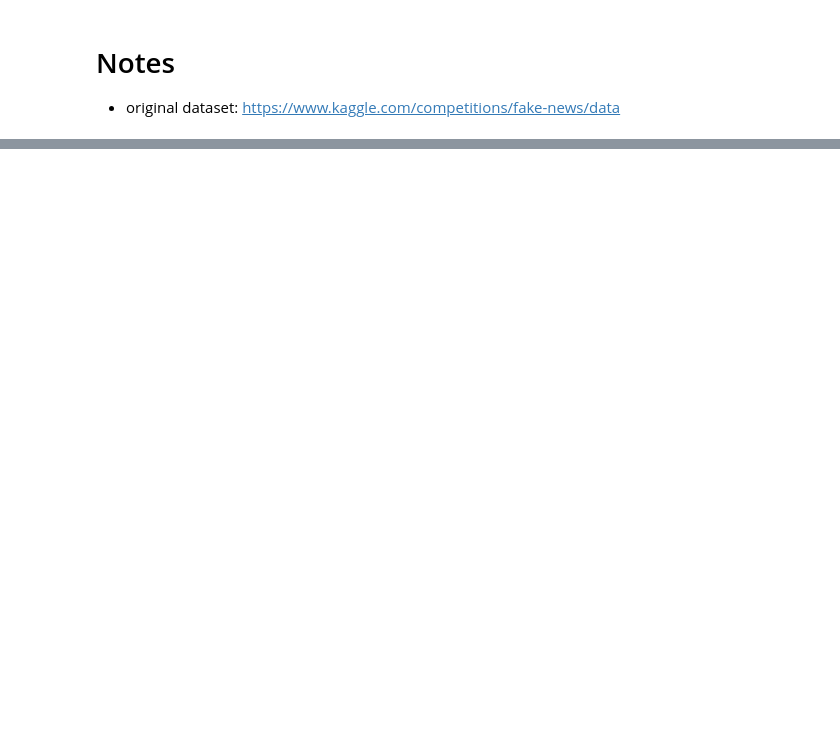
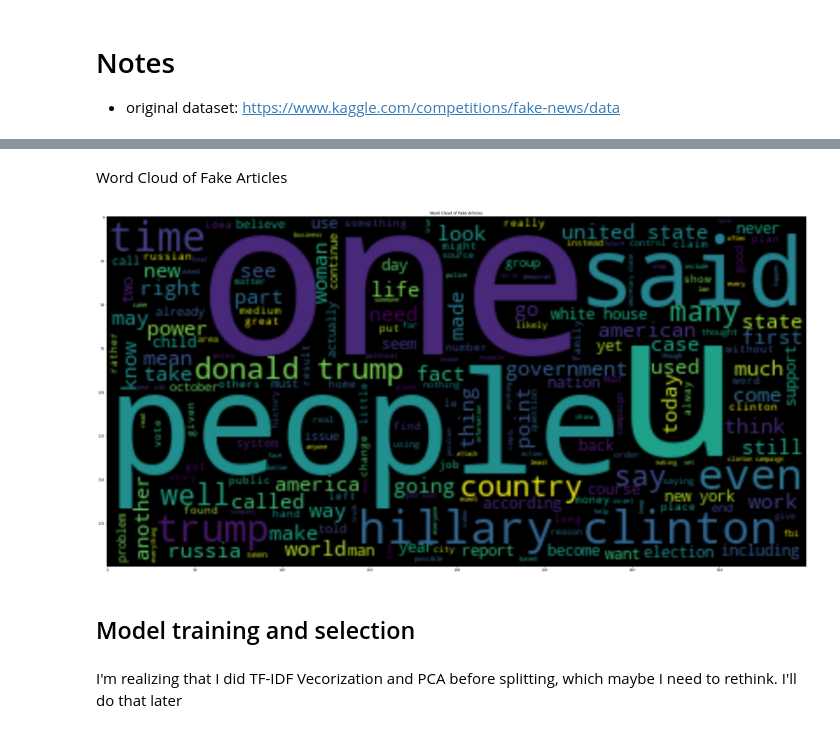
Before and after one commit to castillo-marc/fake_news, a Jupyter notebook: Fake News Notebook.ipynb, the cells around one changed output, grey strips where cells are left out. Cells and saved outputs as stored; diff of their text form; code cells hidden in the pictures; blank space fills up the shorter version.

```diff
--- a/Fake News Notebook.ipynb
+++ b/Fake News Notebook.ipynb
@@ -75,0 +135,15 @@ Name: label, dtype: float64
+# %% [markdown]
+Word Cloud of Fake Articles
+# %%
+fake_wc = WordCloud().generate(fake_text)
+plt.figure(figsize=(40, 20))
+plt.tight_layout(pad=0)
+plt.imshow(fake_wc, interpolation='bilinear')
+plt.title("Word Cloud of Fake Articles")
+plt.show()
+# %% [output]
+[figure, added]
+# %% [markdown]
+## Model training and selection
+# %% [markdown]
+I'm realizing that I did TF-IDF Vecorization and PCA before splitting, which maybe I need to rethink. I'll do that later
```
Also changed, not shown: parts of 40 cells of this notebook, 2 other files.
